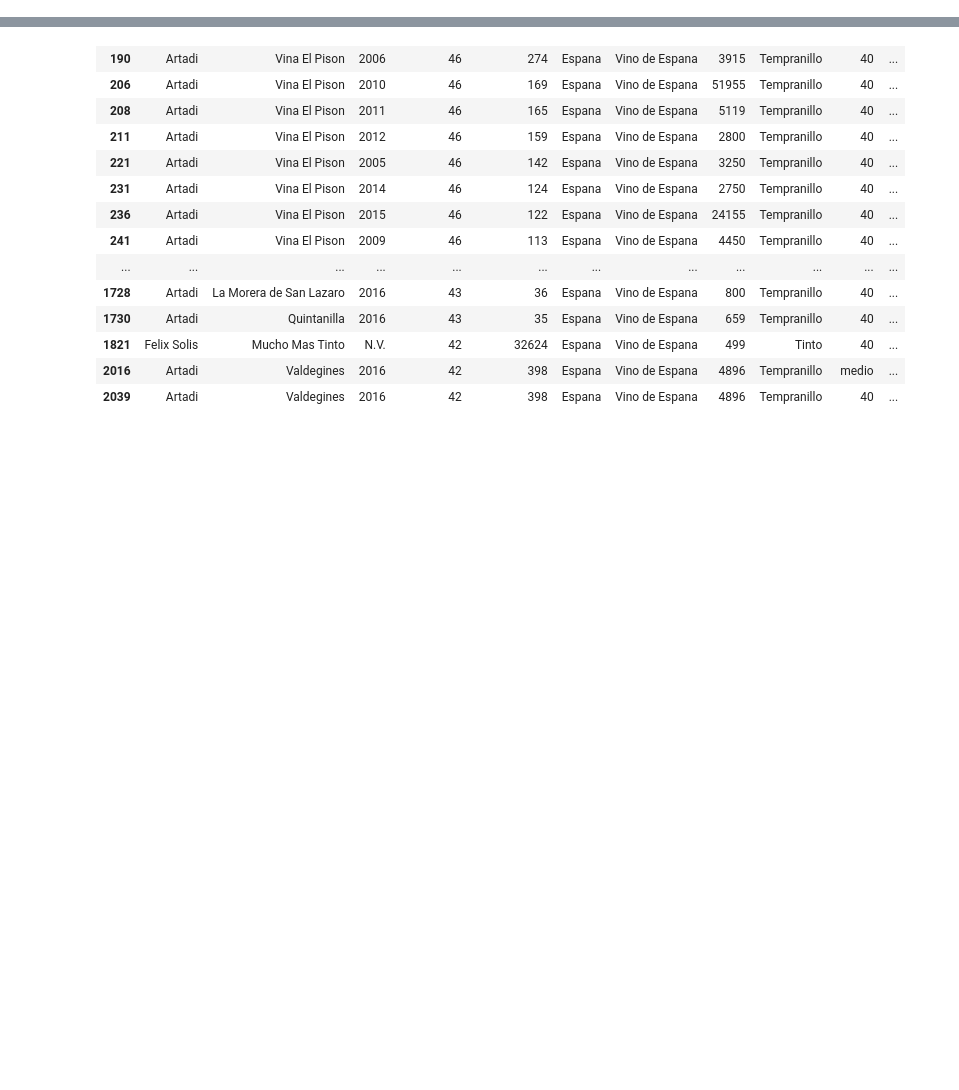
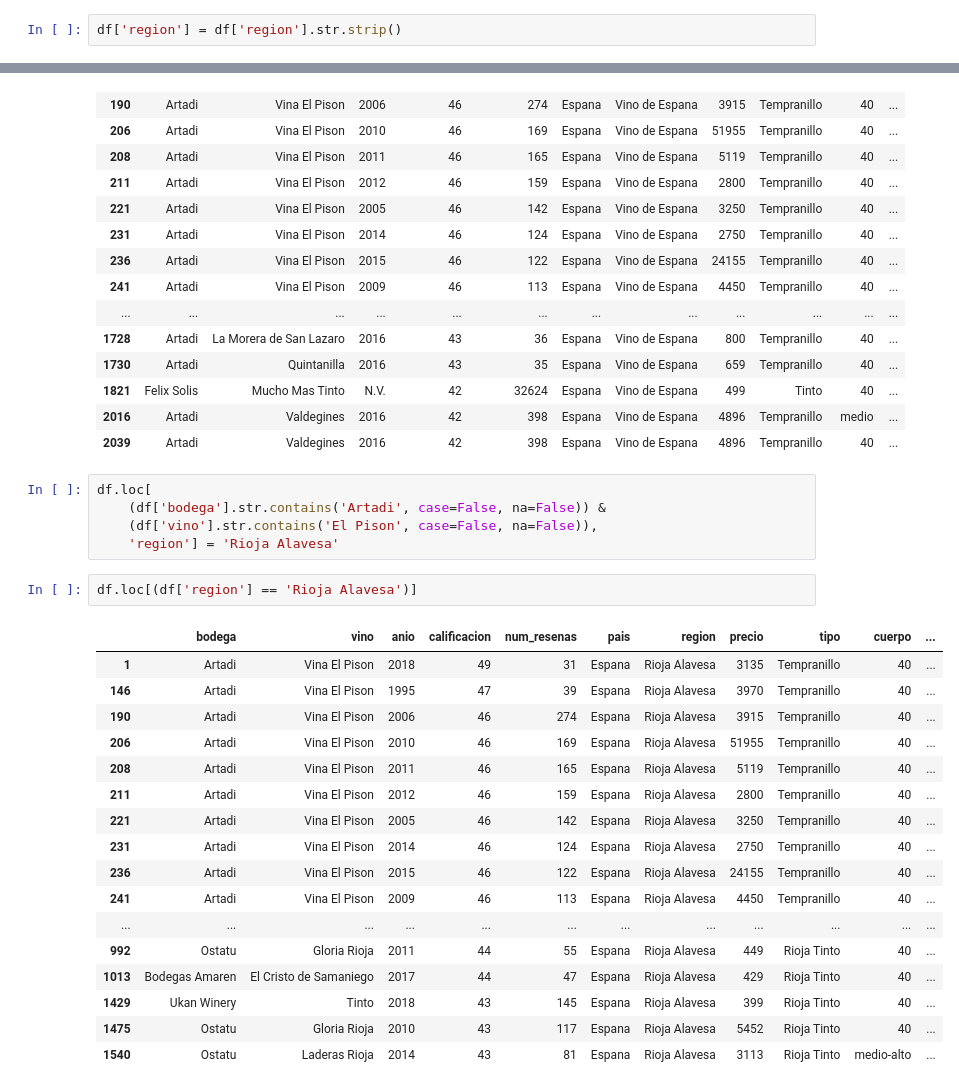
Before and after one commit to NataliaHerrera-DA/proyecto-da-promo-60-modulo-4-team-1, a Jupyter notebook: ETL.ipynb, the cells around one changed output, grey strips where cells are left out. Drawn from its saved outputs; the diff is of its cells as text; blank space fills up the shorter version.

```diff
--- a/ETL.ipynb
+++ b/ETL.ipynb
@@ -638,6 +638,8 @@ sorted(df['region'].unique().tolist())
  'Valencia',
  'Vino de Espana',
  'Yecla']
+# %%
+df['region'] = df['region'].str.strip()
 # %%
 df.loc[(df['region'] == 'Vino de Espana')]
 # %% [output]
@@ -658,3 +660,28 @@ df.loc[(df['region'] == 'Vino de Espana')]
 | 1821 | Felix Solis | Mucho Mas Tinto | N.V. | 42 | 32624 | Espana | Vino de Espana | 499 | Tinto | 40 | ... |
 | 2016 | Artadi | Valdegines | 2016 | 42 | 398 | Espana | Vino de Espana | 4896 | Tempranillo | medio | ... |
 | 2039 | Artadi | Valdegines | 2016 | 42 | 398 | Espana | Vino de Espana | 4896 | Tempranillo | 40 | ... |
+# %%
+df.loc[
+    (df['bodega'].str.contains('Artadi', case=False, na=False)) &
+    (df['vino'].str.contains('El Pison', case=False, na=False)),
+    'region'] = 'Rioja Alavesa'
+# %%
+df.loc[(df['region'] == 'Rioja Alavesa')]
+# %% [output]
+|  | bodega | vino | anio | calificacion | num_resenas | pais | region | precio | tipo | cuerpo | ... |
+| 1 | Artadi | Vina El Pison | 2018 | 49 | 31 | Espana | Rioja Alavesa | 3135 | Tempranillo | 40 | ... |
+| 146 | Artadi | Vina El Pison | 1995 | 47 | 39 | Espana | Rioja Alavesa | 3970 | Tempranillo | 40 | ... |
+| 190 | Artadi | Vina El Pison | 2006 | 46 | 274 | Espana | Rioja Alavesa | 3915 | Tempranillo | 40 | ... |
+| 206 | Artadi | Vina El Pison | 2010 | 46 | 169 | Espana | Rioja Alavesa | 51955 | Tempranillo | 40 | ... |
+| 208 | Artadi | Vina El Pison | 2011 | 46 | 165 | Espana | Rioja Alavesa | 5119 | Tempranillo | 40 | ... |
+| 211 | Artadi | Vina El Pison | 2012 | 46 | 159 | Espana | Rioja Alavesa | 2800 | Tempranillo | 40 | ... |
+| 221 | Artadi | Vina El Pison | 2005 | 46 | 142 | Espana | Rioja Alavesa | 3250 | Tempranillo | 40 | ... |
+| 231 | Artadi | Vina El Pison | 2014 | 46 | 124 | Espana | Rioja Alavesa | 2750 | Tempranillo | 40 | ... |
+| 236 | Artadi | Vina El Pison | 2015 | 46 | 122 | Espana | Rioja Alavesa | 24155 | Tempranillo | 40 | ... |
+| 241 | Artadi | Vina El Pison | 2009 | 46 | 113 | Espana | Rioja Alavesa | 4450 | Tempranillo | 40 | ... |
+| ... | ... | ... | ... | ... | ... | ... | ... | ... | ... | ... | ... |
+| 992 | Ostatu | Gloria Rioja | 2011 | 44 | 55 | Espana | Rioja Alavesa | 449 | Rioja Tinto | 40 | ... |
+| 1013 | Bodegas Amaren | El Cristo de Samaniego | 2017 | 44 | 47 | Espana | Rioja Alavesa | 429 | Rioja Tinto | 40 | ... |
+| 1429 | Ukan Winery | Tinto | 2018 | 43 | 145 | Espana | Rioja Alavesa | 399 | Rioja Tinto | 40 | ... |
+| 1475 | Ostatu | Gloria Rioja | 2010 | 43 | 117 | Espana | Rioja Alavesa | 5452 | Rioja Tinto | 40 | ... |
+| 1540 | Ostatu | Laderas Rioja | 2014 | 43 | 81 | Espana | Rioja Alavesa | 3113 | Rioja Tinto | medio-alto | ... |
```
Also changed, not shown: parts of 11 cells of this notebook, 3 other files.
